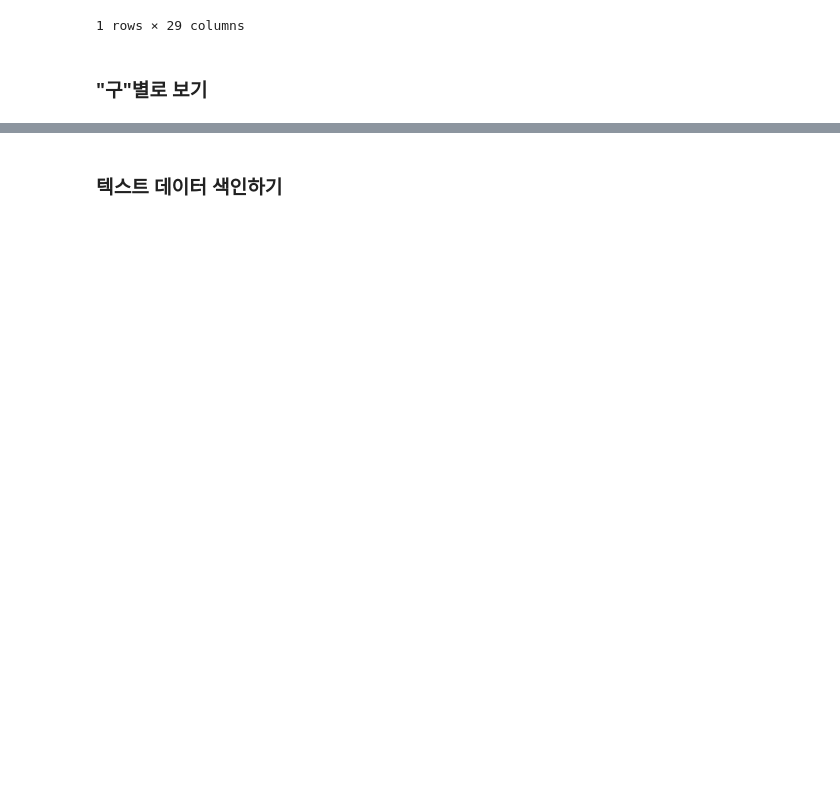
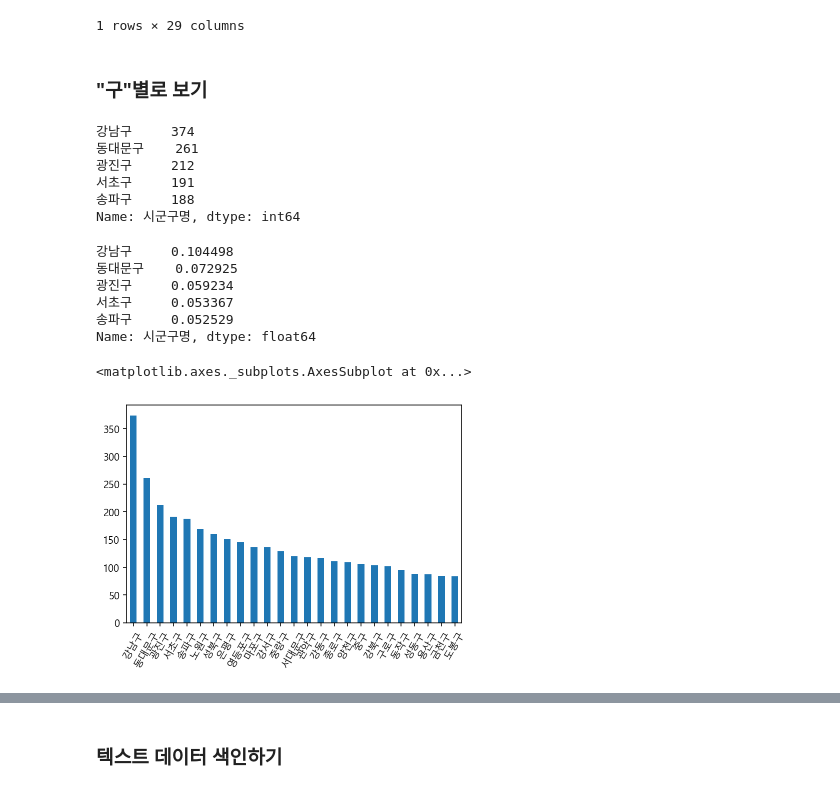
Before and after one commit to ghleex/TIL, a Jupyter notebook: 07_data_science/01_starts_ds_w_python/02_hospital_in_seoul/01_공공데이터_상권정보_분석.ipynb, the cells around one changed output, grey strips where cells are left out. Cells and saved outputs as stored; diff of their text form; code cells hidden in the pictures; blank space fills up the shorter version.

```diff
--- a/07_data_science/01_starts_ds_w_python/02_hospital_in_seoul/01_공공데이터_상권정보_분석.ipynb
+++ b/07_data_science/01_starts_ds_w_python/02_hospital_in_seoul/01_공공데이터_상권정보_분석.ipynb
@@ -623,10 +623,32 @@ df_seoul_drug.head(1)
 # %%
 # 위에서 색인한 데이터를 이용하여 "시군구명" 으로 그룹화해 갯수를 세어봅니다.
 # 구마다 약국이 몇 개 있는지 확인해봅니다.
+cnt = df_seoul_drug['시군구명'].value_counts()
+cnt.head()
+# %% [output]
+강남구     374
+동대문구    261
+광진구     212
+서초구     191
+송파구     188
+Name: 시군구명, dtype: int64
 # %%
 # normalize=True 를 통해 비율을 구해봅니다.
+n = df_seoul_drug['시군구명'].value_counts(normalize=True)
+n.head()
+# %% [output]
+강남구     0.104498
+동대문구    0.072925
+광진구     0.059234
+서초구     0.053367
+송파구     0.052529
+Name: 시군구명, dtype: float64
 # %%
 # 위에서 구한 결과를 pandas 의 plot.bar() 를 활용하여 막대그래프로 그립니다.
+cnt.plot.bar(rot=60)
+# %% [output]
+<matplotlib.axes._subplots.AxesSubplot at 0x...>
+[figure, added]
 # %%
 # "상권업종소분류명"이 "종합병원"인 것과
 # "시도명"이 "서울특별시"인 데이터만 가져옵니다.
```
Also changed, not shown: parts of 15 cells of this notebook.
